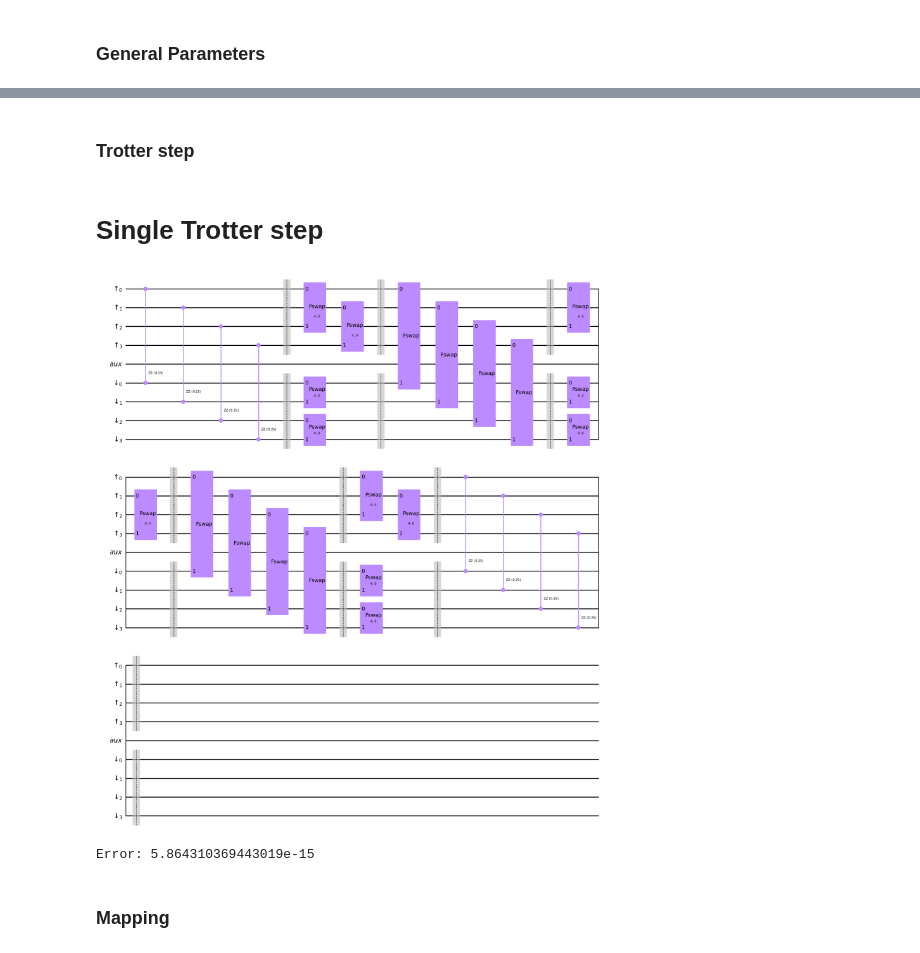
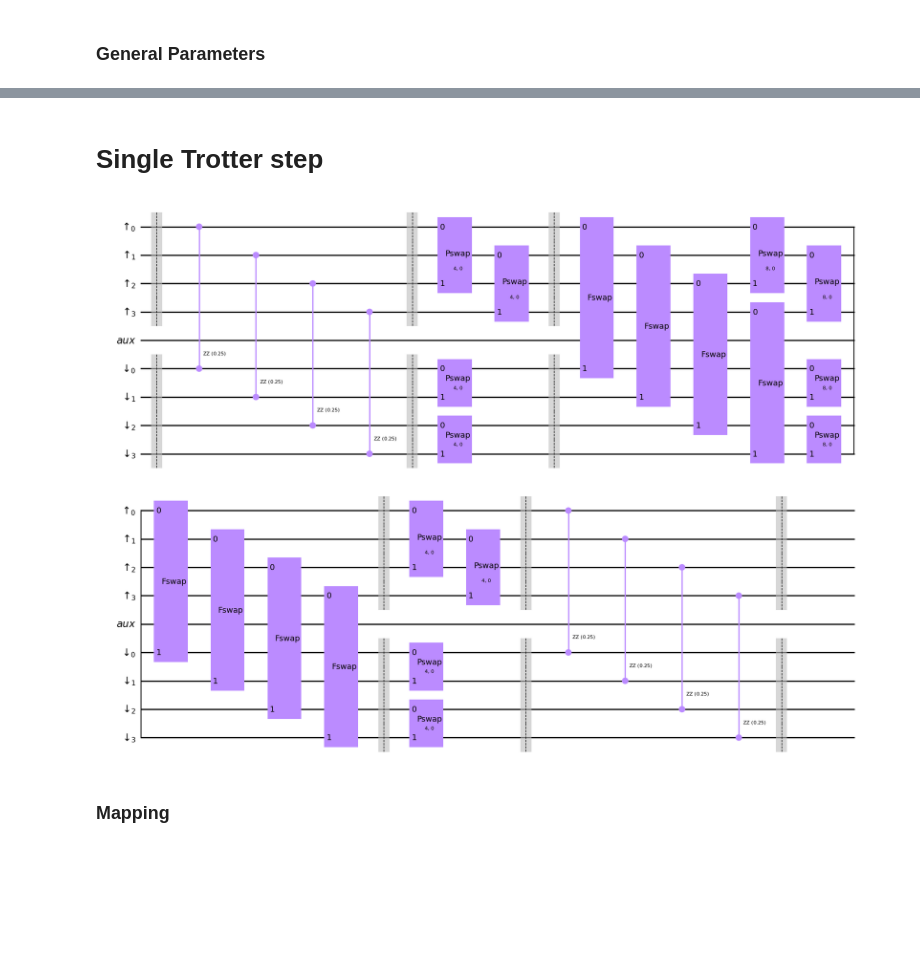
Before and after one commit to thilomueller/QETU, a Jupyter notebook: 2x2_lattice.ipynb, the cells around one changed output, grey strips where cells are left out. Drawn from its saved outputs; the diff is of its cells as text; code cells hidden in the pictures; blank space fills up the shorter version.

Commit message:
refactored Trotter step and reference Hamiltonian, plotted Trotter error and circuit depth

```diff
--- a/2x2_lattice.ipynb
+++ b/2x2_lattice.ipynb
@@ -93,2 +27,0 @@ def create_ref_fh_hamiltonian(n=1, include_aux_qubit=False):
-# %% [markdown]
-### Trotter step
@@ -180,7 +35,7 @@ spin_down = QuantumRegister(num_sites, '↓')
 aux = QuantumRegister(1, 'aux')
 single_step_circuit = QuantumCircuit(spin_up, aux, spin_down)
 # %%
-add_trotter_steps(single_step_circuit, spin_up, spin_down, 1)
+add_trotter_steps(single_step_circuit, spin_up, spin_down, None, num_sites, u, t, delta_t, 1)
 single_step_circuit.draw("mpl")
 # %% [output]
-[figure, old version]
+[figure, new version]
@@ -190,7 +42,3 @@ single_step_matrix = circuit2matrix(single_step_circuit, keep_qiskit_ordering=Fa
-# %%
-print("Error: " + str(np.linalg.norm(ref_matrix - single_step_matrix, 2)))
-# %% [output]
-Error: 5.864310369443019e-15
 # %% [markdown]
 ### Mapping
 # %%
```
Also changed, not shown: parts of 20 cells of this notebook, 2 other files.
